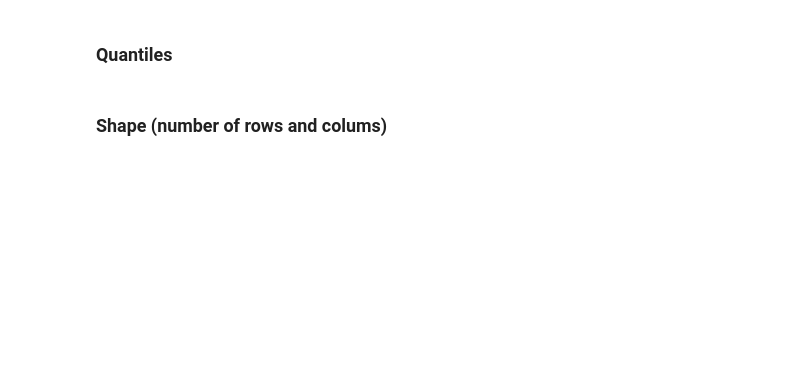
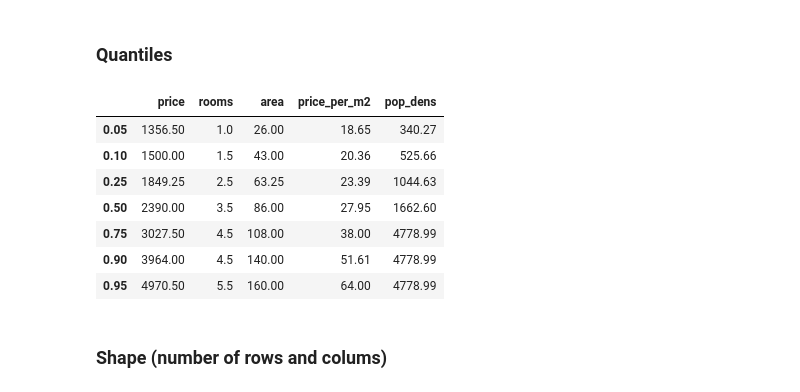
Before and after one commit to zempcol1/python_exploratory_data_analysis, a Jupyter notebook: exploratory_data_analysis_apartments_data.ipynb, the cells around one changed output. Drawn from its saved outputs; the diff is of its cells as text; code cells hidden in the pictures; blank space fills up the shorter version.

```diff
--- a/exploratory_data_analysis_apartments_data.ipynb
+++ b/exploratory_data_analysis_apartments_data.ipynb
@@ -53,7 +62,17 @@ df.head(5)
 # %% [markdown]
 ### Quantiles
 # %%
-df[['price','rooms', 'area', 'price_per_m2', 'pop_dens']].quantile(q=[0.05, 0.10, 0.25, 0.50, 0.75, 0.90, 0.95]).round(2)
+df[['price', 'rooms', 'area', 'price_per_m2', 'pop_dens']].quantile(
+    q=[0.05, 0.10, 0.25, 0.50, 0.75, 0.90, 0.95]).round(2)
+# %% [output]
+|  | price | rooms | area | price_per_m2 | pop_dens |
+| 0.05 | 1356.50 | 1.0 | 26.00 | 18.65 | 340.27 |
+| 0.10 | 1500.00 | 1.5 | 43.00 | 20.36 | 525.66 |
+| 0.25 | 1849.25 | 2.5 | 63.25 | 23.39 | 1044.63 |
+| 0.50 | 2390.00 | 3.5 | 86.00 | 27.95 | 1662.60 |
+| 0.75 | 3027.50 | 4.5 | 108.00 | 38.00 | 4778.99 |
+| 0.90 | 3964.00 | 4.5 | 140.00 | 51.61 | 4778.99 |
+| 0.95 | 4970.50 | 5.5 | 160.00 | 64.00 | 4778.99 |
 # %% [markdown]
 ### Shape (number of rows and colums)
 # %%
```
Also changed, not shown: parts of 29 cells of this notebook.
